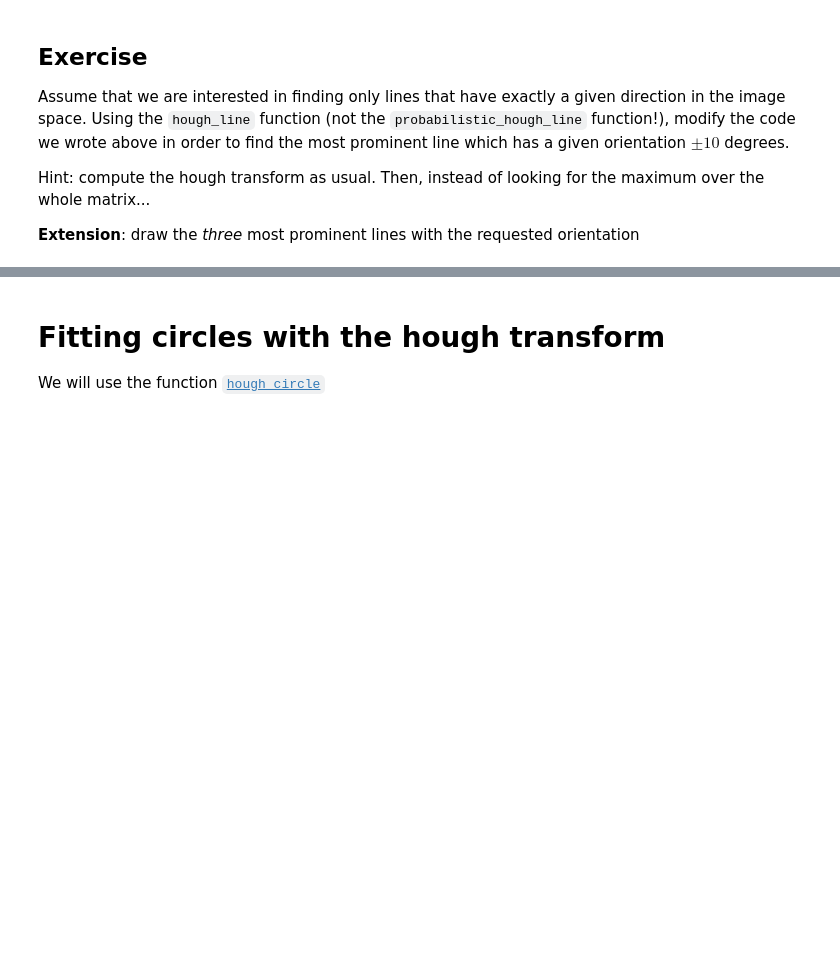
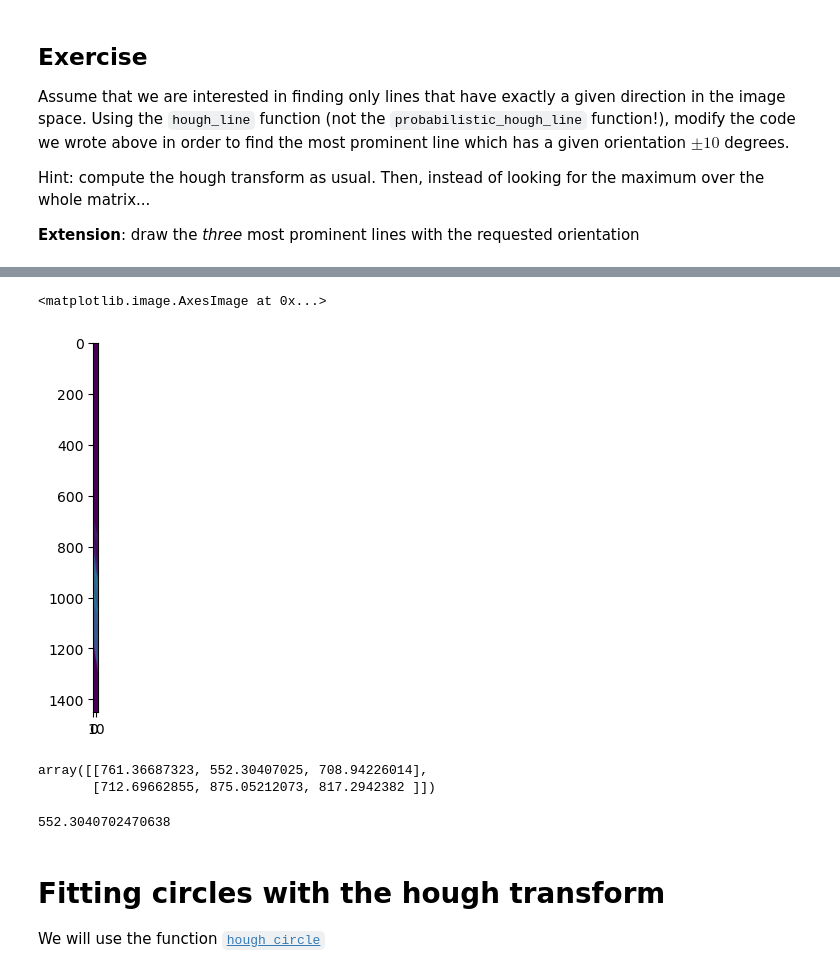
Before and after one commit to dudomatik/comp_vis, a Jupyter notebook: Ex3/03-model-fitting.ipynb, the cells around one changed output, grey strips where cells are left out. Cells and saved outputs as stored; diff of their text form; code cells hidden in the pictures; blank space fills up the shorter version.

```diff
--- a/Ex3/03-model-fitting.ipynb
+++ b/Ex3/03-model-fitting.ipynb
@@ -196,0 +239,9 @@ interactive(children=(FloatSlider(value=-0.010796326794896505, description='angl
+# %%
+angle = 0
+H, a, d = ht.hough_line(imedges)
+a_i = np.logical_and(a > angle-np.deg2rad(10), a<angle+np.deg2rad(10)).nonzero()
+H_o = H[:,a_i[0][0]:a_i[0][-1]]
+plt.imshow(H_o)
+# %% [output]
+<matplotlib.image.AxesImage at 0x...>
+[figure, added]
@@ -197,3 +257,12 @@ interactive(children=(FloatSlider(value=-0.010796326794896505, description='angl
+# %%
+p0
+# %% [output]
+array([[761.36687323, 552.30407025, 708.94226014],
+       [712.69662855, 875.05212073, 817.2942382 ]])
+# %%
+p0[0,1]
+# %% [output]
+552.3040702470638
 # %% [markdown]
 # Fitting circles with the hough transform
 We will use the function [`hough_circle`](http://scikit-image.org/docs/dev/api/skimage.transform.html#skimage.transform.hough_circle)
```
Also changed, not shown: parts of 10 cells of this notebook.
